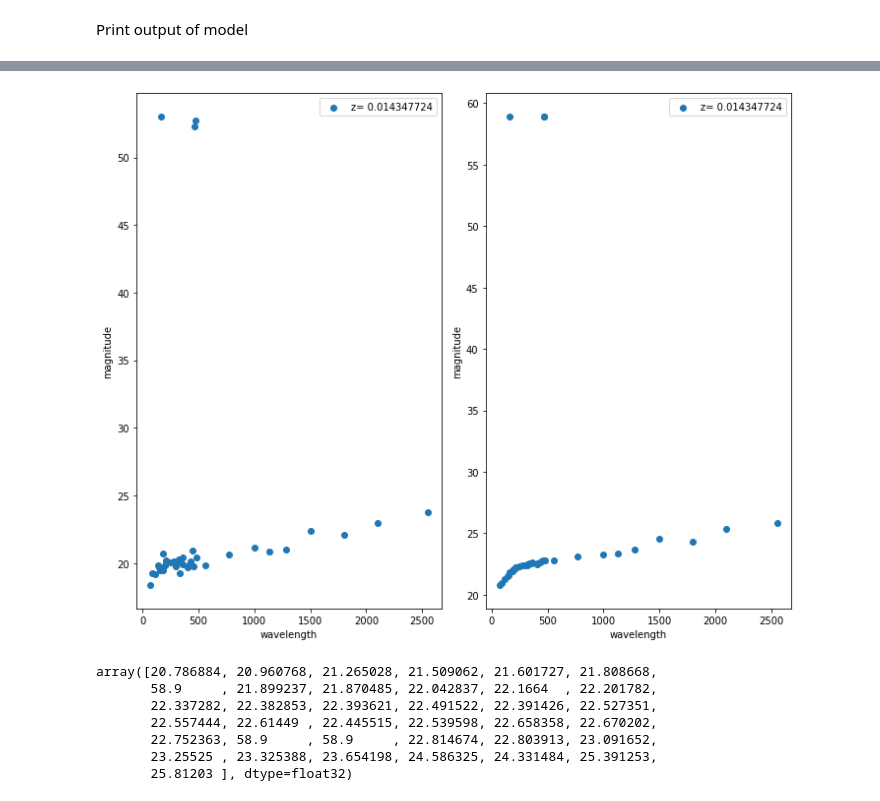
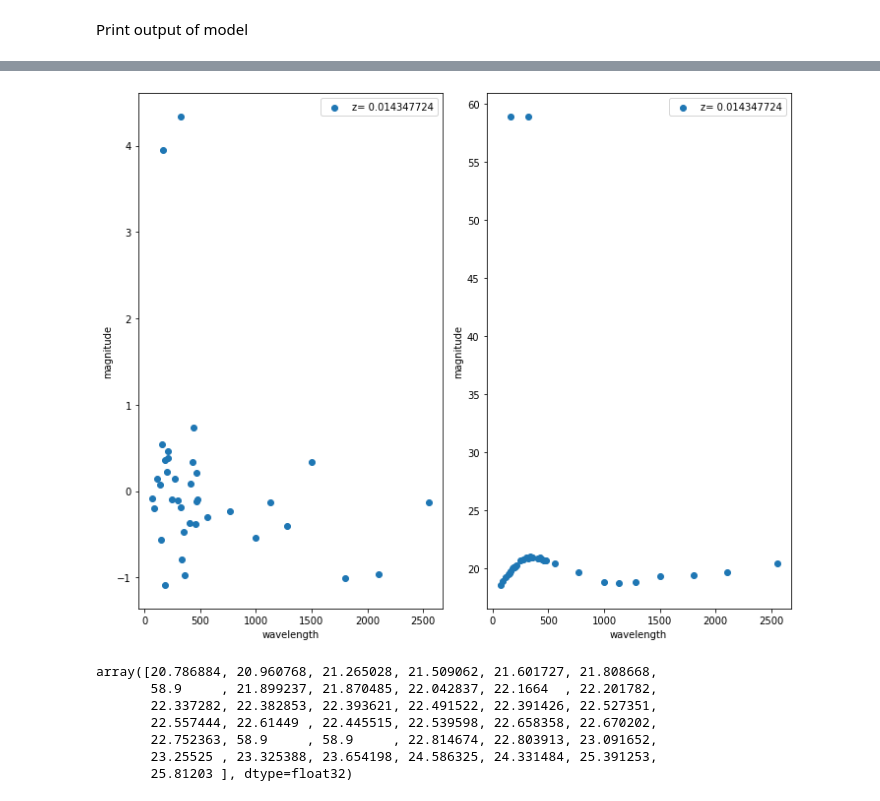
Before and after one commit to smoffe1604/BSc, a Jupyter notebook: main.ipynb, the cells around one changed output, grey strips where cells are left out. Cells and saved outputs as stored; diff of their text form; code cells hidden in the pictures.

```diff
--- a/main.ipynb
+++ b/main.ipynb
@@ -144,23 +145,35 @@ class UNet(nn.Module):
 # %% [markdown]
 Add Noise
 # %%
-def add_noise(X, T = 100):
+def add_noise(X, T):
+    T += 1
     if T != 1:
         beta1, beta2 = 0.0001, 0.2
         beta_t = np.arange(beta1, beta2 + 0.0001, (beta2 - beta1)/(T - 1) )
     else:
         beta_t = [0.0001]
-    for t in range(T):
-        mu, sigma = math.sqrt(1 - beta_t[t]) * X, beta_t[t] * np.identity(len(X))
-        X1 = np.random.multivariate_normal(mu, sigma)
-    return X1
+    alpha = [1-beta_t[t] for t in range(len(beta_t))]
+    alpha_bar = np.prod(alpha[:T-1])
 
-def gen_dataset(data, T = 10):
-    noise = np.array([list(add_noise(d, T)) for d in data])
+    mu, sigma = math.sqrt(alpha_bar) * X, (1 - alpha_bar) * np.identity(len(X))
+    X_tm1 = np.random.multivariate_normal(mu, sigma)
+    mu, sigma = math.sqrt(1 - beta_t[T-1]) * X_tm1, (beta_t[T-1]) * np.identity(len(X_tm1))
+    X_t = np.random.multivariate_normal(mu, sigma)
+    return list(X_t), list(X_tm1)
+
+def gen_dataset(data):
     dataset = {
-        "data": noise,
-        "label": data
+        "X_t": [],
+        "X_tm1": []
     }
+
+    for d in data:
+        T = random.randint(1, 100)
+        X_t, X_tm1 = add_noise(d, T)
+        dataset["X_t"].append(X_t)
+        dataset["X_tm1"].append(X_tm1)
+    dataset["X_t"] = np.array(dataset["X_t"])
+    dataset["X_tm1"] = np.array(dataset["X_tm1"])
     return dataset
 
 class MyDataset(Dataset):
@@ -227,16 +240,19 @@ def train_one_epoch(epoch_index, tb_writer):
 
     return last_loss
 # %%
-n = 10000
-dataset = MyDataset(gen_dataset(X[0:n]))
-train_dataloader = DataLoader(dataset, batch_size=4, shuffle=False)
+n = 64000
+scaler = StandardScaler()
+X_normalized = np.array([list(scaler.fit_transform(torch.tensor(X[i]).reshape(-1, 1)).reshape(1, -1)) for i in range(n)]).squeeze()
+dataset = MyDataset(gen_dataset(X_normalized[0:n]))
+
+train_dataloader = DataLoader(dataset, batch_size=16, shuffle=False)
 
 
 timestamp = datetime.now().strftime('%Y%m%d_%H%M%S')
 writer = SummaryWriter('runs/fashion_trainer{}'.format(timestamp))
 epoch_number = 0
 
-EPOCHS = 5
+EPOCHS = 1
 
 
 for epoch in range(EPOCHS):
@@ -386,26 +386,26 @@ tensor([[[16.4515, 16.2666, 16.2695, 16.3916, 16.4301, 16.5009, 58.9000,
 # %%
 plt.figure(figsize= (10, 8))
 
 plt.subplot(1, 2, 2)
-plt.scatter(filter_wls, X[0], label = "z= "+str(z[i,0]))
+plt.scatter(filter_wls, X[4], label = "z= "+str(z[0,0]))
 plt.ylabel("magnitude")
 #plt.ylim(30,10)
 plt.xlabel("wavelength")
 plt.legend()
 
 plt.subplot(1, 2, 1)
-plt.scatter(filter_wls, X0, label = "z= "+str(z[0,0]))
+plt.scatter(filter_wls, add_noise(X_normalized[4], T = 2), label = "z= "+str(z[0,0]))
 plt.ylabel("magnitude")
 #plt.ylim(30,10)
 plt.xlabel("wavelength")
 plt.legend()
 
 
 
 plt.tight_layout()
 plt.show()
 # %% [output]
-[figure, old version]
+[figure, new version]
 # %%
 X[0]
 # %% [output]
```
Also changed, not shown: parts of 6 cells of this notebook.
